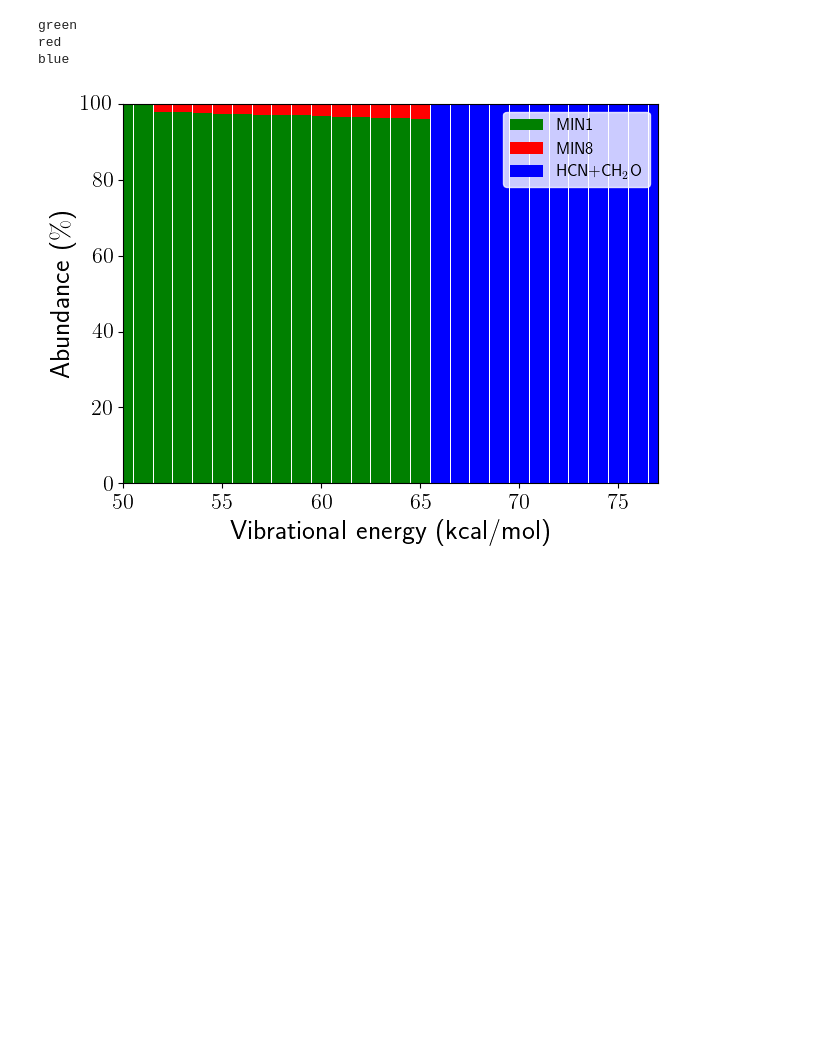
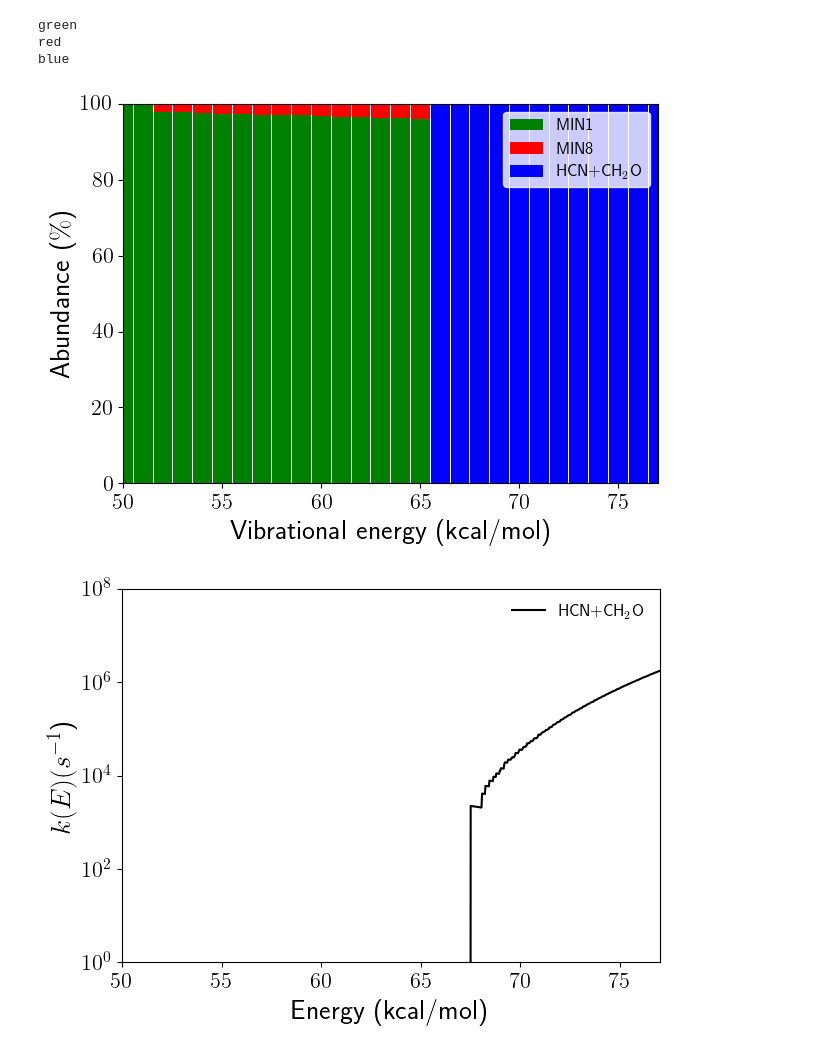
Before and after one commit to emartineznunez/latex, a Jupyter notebook: Kinetics/kinetics.ipynb, the cells around one changed output. Cells and saved outputs as stored; diff of their text form; code cells hidden in the pictures; blank space fills up the shorter version.

```diff
--- a/Kinetics/kinetics.ipynb
+++ b/Kinetics/kinetics.ipynb
@@ -73,30 +73,58 @@ plt.legend(loc=1,fontsize=12,edgecolor='white')
 
 plt.rcParams['text.usetex'] = True
 
 #plt.plot(X,MIN1, '-',color='black',label='MIN1')
 #plt.plot(X,MIN8, '-',color='red',label='MIN8')
 #plt.plot(X,HCN_, '-',color='blue',label='HCN+CH$_{2}$O')
 
 
 #plt.xlabel(r'Vibrational energy (kcal/mol)',fontsize=20)
 #plt.ylabel(r'Abundance ($\%$)',fontsize=20)
 
 #plt.yscale('log')
 
 #plt.legend(loc=1,frameon=False,fontsize=12)
 #plt.xlim([50,77])
 #plt.ylim([-1,101])
 #plt.xticks(fontsize=12)
 #plt.yticks(fontsize=12)
 #plt.title('GLN',x=0.8, y=0.8, fontsize=16)
 plt.tight_layout()
 plt.savefig('kinetics.svg')
 #plt.show()
 
 
 plt.show()
+
+
+
+#reading the conductivities from a file
+k_ = pd.read_csv("k_hcn.csv",sep=',')
+ene = np.array(k_['ene'].values)
+k = np.array(k_['k'].values)
+
+plt.rcParams['text.usetex'] = True
+
+plt.plot(ene,k, '-',color='black', label='HCN+CH$_{2}$O')
+
+plt.xlabel('Energy (kcal/mol)',fontsize=20)
+plt.ylabel('$k(E) (s^{-1}$)',fontsize=20)
+
+plt.xlim([50,77])
+plt.ylim([1,1e8])
+plt.xticks(fontsize=16)
+plt.yticks(fontsize=16)
+#plt.title('GLN',x=0.8, y=0.8, fontsize=16)
+plt.tight_layout()
+plt.yscale("log")
+plt.legend(loc=1,fontsize=12,edgecolor='white')
+plt.savefig('rate.svg')
+
+
+plt.show()
 # %% [output]
 green
 red
 blue
 [figure]
+[figure, added]
```
Also changed, not shown: 1 other file.
